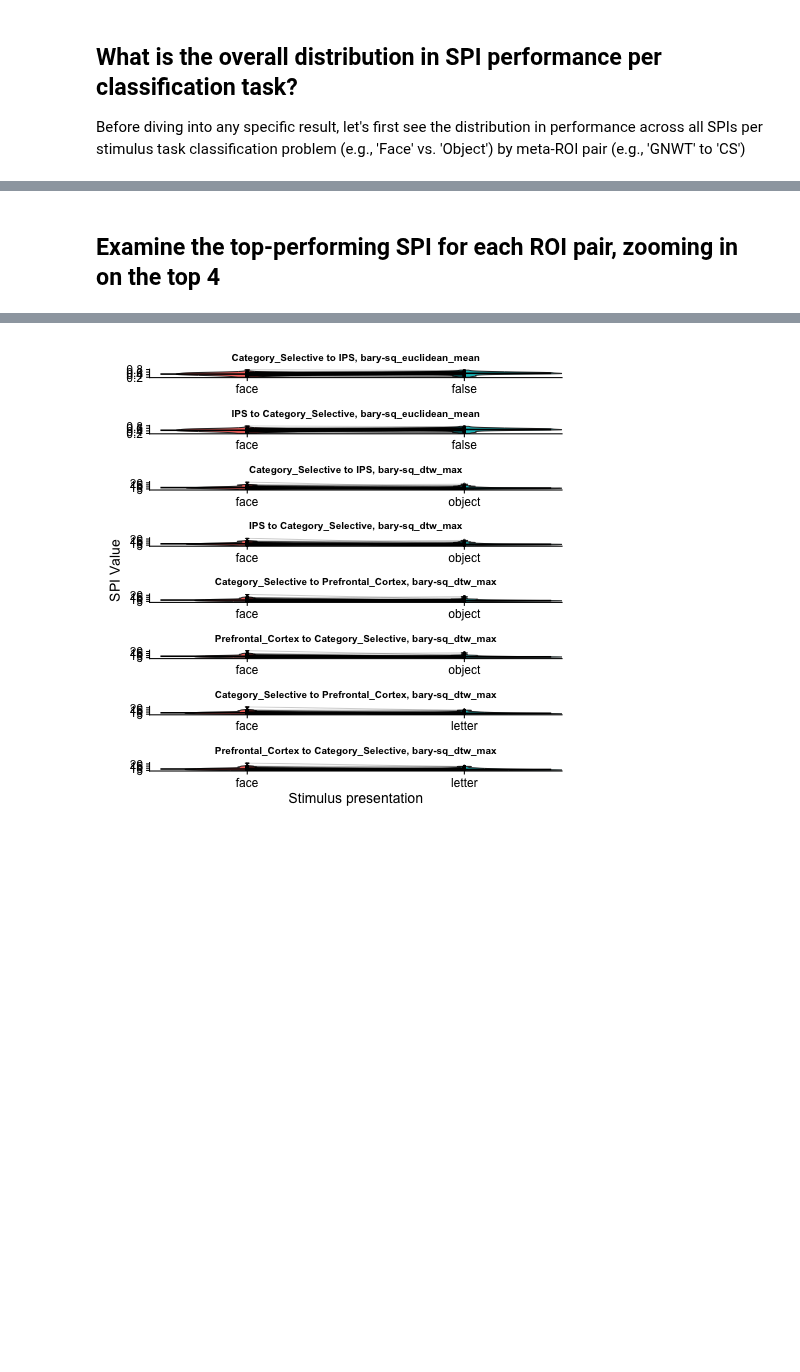
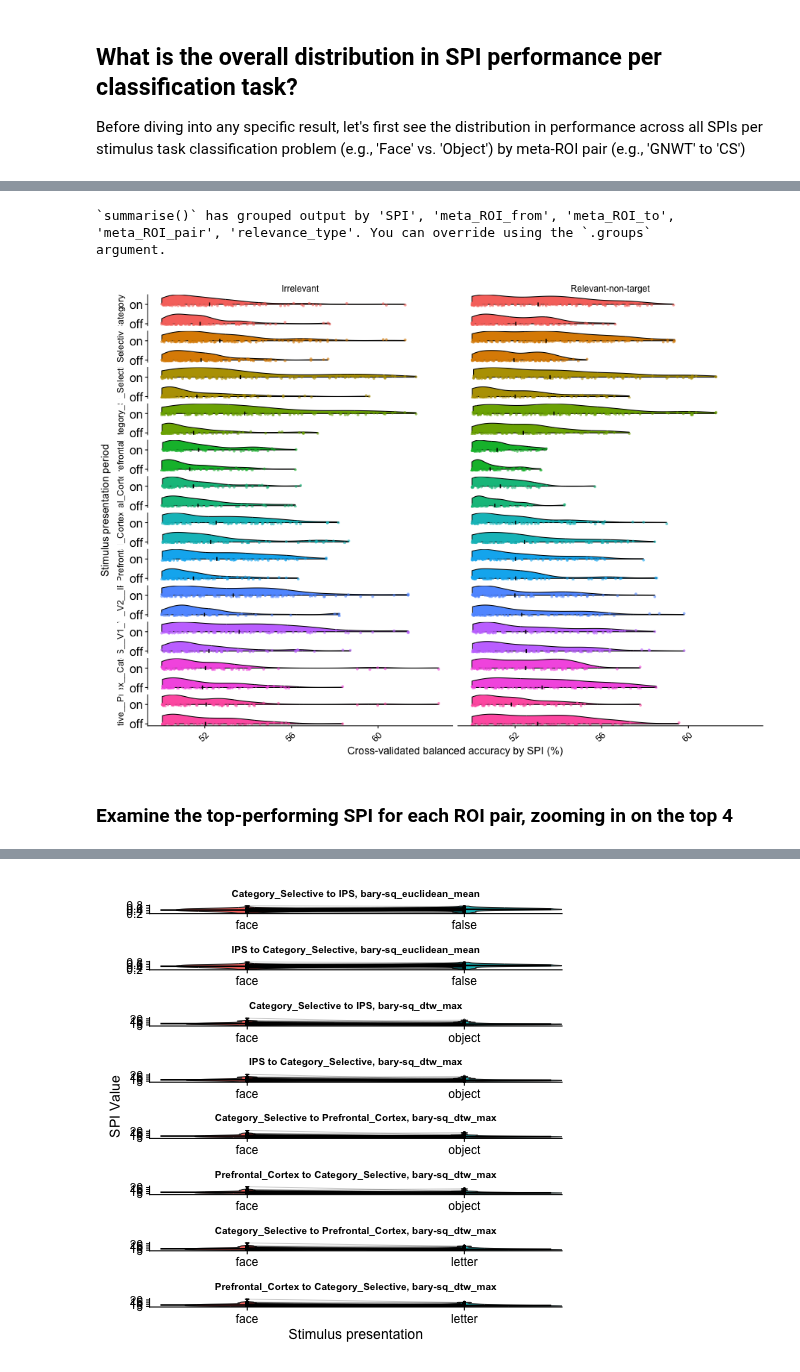
Before and after one commit to anniegbryant/MEG_functional_connectivity, a Jupyter notebook: data_visualization/inter_subject_classification.ipynb, the cells around one changed output, grey strips where cells are left out. Saved outputs shown, nothing was run; the diff lists cells and outputs as text; code cells hidden in the pictures; blank space fills up the shorter version.

Commit message:
Final inter-subject analyses

```diff
--- a/data_visualization/inter_subject_classification.ipynb
+++ b/data_visualization/inter_subject_classification.ipynb
@@ -99,15 +87,14 @@ pyspi_data_of_interest.head()
 
 Before diving into any specific result, let's first see the distribution in performance across all SPIs per stimulus task classification problem (e.g., 'Face' vs. 'Object') by meta-ROI pair (e.g., 'GNWT' to 'CS')
 # %%
-%%R -i averaged_stimulus_type_classification_res -w 900 -h 650
+%%R -i averaged_stimulus_type_LR_classification_res -w 900 -h 650
 
 # Create raincloud plot visualization for all stimulus type classification results
-for (relevance_type in unique(averaged_stimulus_type_classification_res$relevance_type)) {
-    averaged_stimulus_type_classification_res %>%
-        mutate(Batch_Number = "1") %>%
+for (relevance_type in unique(averaged_stimulus_type_LR_classification_res$relevance_type)) {
+    averaged_stimulus_type_LR_classification_res %>%
         # Filter accuracy to >50% for visualization purposes
-        filter(accuracy > 0.5, relevance_type==relevance_type) %>%
-        mutate(accuracy = 100*accuracy) %>%
+        filter(balanced_accuracy > 0.5, relevance_type==relevance_type) %>%
+        mutate(balanced_accuracy = 100*balanced_accuracy) %>%
         rowwise() %>%
         # Want a specific order for the meta-ROI pair in the plot
         mutate(meta_ROI_pair = factor(meta_ROI_pair, levels = c("V1_V2__Category_Selective",
@@ -125,7 +112,8 @@ for (relevance_type in unique(averaged_stimulus_type_classification_res$relevanc
         mutate(stimulus_combo = factor(stimulus_combo, levels = c("('face', 'letter')", "('face', 'object')",
                                                                 "('false', 'face')",  "('false', 'letter')",
                                                                 "('letter', 'object')", "('false', 'object')"))) %>%
-        ggplot(data=., mapping=aes(x=stimulus_presentation, y=accuracy, fill=meta_ROI_pair)) +
+        filter(!is.na(stimulus_combo)) %>%
+        ggplot(data=., mapping=aes(x=stimulus_presentation, y=balanced_accuracy, fill=meta_ROI_pair)) +
         # Create half violins colored by meta-ROI pair and stimulus presentation period
         geom_violinhalf(scale="width", color="black", position = position_dodge(width = 2), width=1)  +
         geom_point(aes(color = meta_ROI_pair), position = position_jitter(width = 0.075, height=0),
@@ -136,7 +124,7 @@ for (relevance_type in unique(averaged_stimulus_type_classification_res$relevanc
         theme(legend.position = "bottom") +
         scale_x_discrete(expand = c(0, 0)) +
         xlab("Stimulus presentation period") +
-        ylab("Cross-validated accuracy by SPI (%)") +
+        ylab("Cross-validated balanced accuracy by SPI (%)") +
         labs(fill="Stimulus Presentation", color="Stimulus Presentation") +
         theme(strip.background = element_blank(),
             strip.placement="outside",
@@ -145,5 +133,5 @@ for (relevance_type in unique(averaged_stimulus_type_classification_res$relevanc
             axis.text.x = element_text(angle=45, hjust=1)) +
         coord_flip()
 
-    # ggsave(glue('../plots/inter_subject_classification/Stimulus_wise_classification_performance_by_meta_ROI_pair_{relevance_type}.svg'), width=10, height=12, units='in', dpi=300)
+    ggsave(glue('../plots/inter_subject_classification/Stimulus_wise_classification_performance_by_meta_ROI_pair_{relevance_type}.svg'), width=10, height=12, units='in', dpi=300)
 }
@@ -150,3 +149,55 @@ for (relevance_type in unique(averaged_stimulus_type_classification_res$relevanc
+# %%
+%%R -i averaged_stimulus_type_LR_classification_res -w 900 -h 650
+
+averaged_stimulus_type_LR_classification_res %>%
+    # Take the average across face vs non-face
+    filter(str_detect(stimulus_combo, "face")) %>%
+    group_by(SPI, meta_ROI_from, meta_ROI_to, meta_ROI_pair, relevance_type, stimulus_presentation) %>%
+    summarise(balanced_accuracy = mean(balanced_accuracy)) %>%
+    # Filter accuracy to >50% for visualization purposes
+    filter(balanced_accuracy > 0.5) %>%
+    mutate(balanced_accuracy = 100*balanced_accuracy) %>%
+    rowwise() %>%
+    # Want a specific order for the meta-ROI pair in the plot
+    mutate(meta_ROI_pair = factor(meta_ROI_pair, levels = c("V1_V2__Category_Selective",
+                                                    "Category_Selective__V1_V2",
+                                                    "Category_Selective__IPS",
+                                                    "IPS__Category_Selective",
+                                                    "IPS__Prefrontal_Cortex",
+                                                    "Prefrontal_Cortex__IPS",
+                                                    "Prefrontal_Cortex__V1_V2",
+                                                    "V1_V2__Prefrontal_Cortex",
+                                                    "V1_V2__IPS",
+                                                    "IPS__V1_V2",
+                                                    "Prefrontal_Cortex__Category_Selective",
+                                                    "Category_Selective__Prefrontal_Cortex"))) %>%
+    ggplot(data=., mapping=aes(x=stimulus_presentation, y=balanced_accuracy, fill=meta_ROI_pair)) +
+    # Create half violins colored by meta-ROI pair and stimulus presentation period
+    geom_violinhalf(scale="width", color="black", position = position_dodge(width = 2), width=1)  +
+    geom_point(aes(color = meta_ROI_pair), position = position_jitter(width = 0.075, height=0),
+                            size = 1.75, alpha=0.6, stroke=0) +
+    stat_summary(color="black", fun="mean", geom="crossbar", width=0.2, linewidth=0.3,
+            show.legend=FALSE, position = position_dodge(width=1.4)) +
+    facet_grid(meta_ROI_pair ~ relevance_type, scales="free_y", switch="y") +
+    theme(legend.position = "bottom") +
+    scale_x_discrete(expand = c(0, 0)) +
+    xlab("Stimulus presentation period") +
+    ylab("Cross-validated balanced accuracy by SPI (%)") +
+    labs(fill="Stimulus Presentation", color="Stimulus Presentation") +
+    theme(strip.background = element_blank(),
+        strip.placement="outside",
+        legend.position="none",
+        panel.spacing = unit(0.5, "lines"),
+        axis.text.y = element_text(size=16),
+        axis.text.x = element_text(angle=45, hjust=1)) +
+    coord_flip()
+
+# ggsave(glue('../plots/inter_subject_classification/Face_vs_non_face_classification_performance_by_meta_ROI_pair.svg'), width=5, height=12, units='in', dpi=300)
+# %% [output]
+`summarise()` has grouped output by 'SPI', 'meta_ROI_from', 'meta_ROI_to',
+'meta_ROI_pair', 'relevance_type'. You can override using the `.groups`
+argument.
+[figure, added]
 # %% [markdown]
-## Examine the top-performing SPI for each ROI pair, zooming in on the top 4
+### Examine the top-performing SPI for each ROI pair, zooming in on the top 4
 # %%
```
Also changed, not shown: parts of 21 cells of this notebook, 29 other files.
